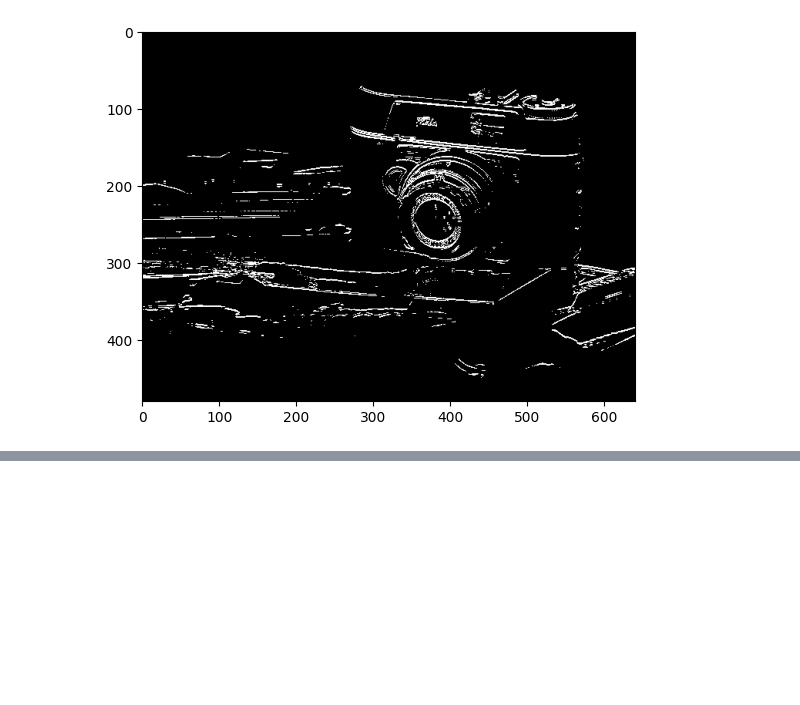
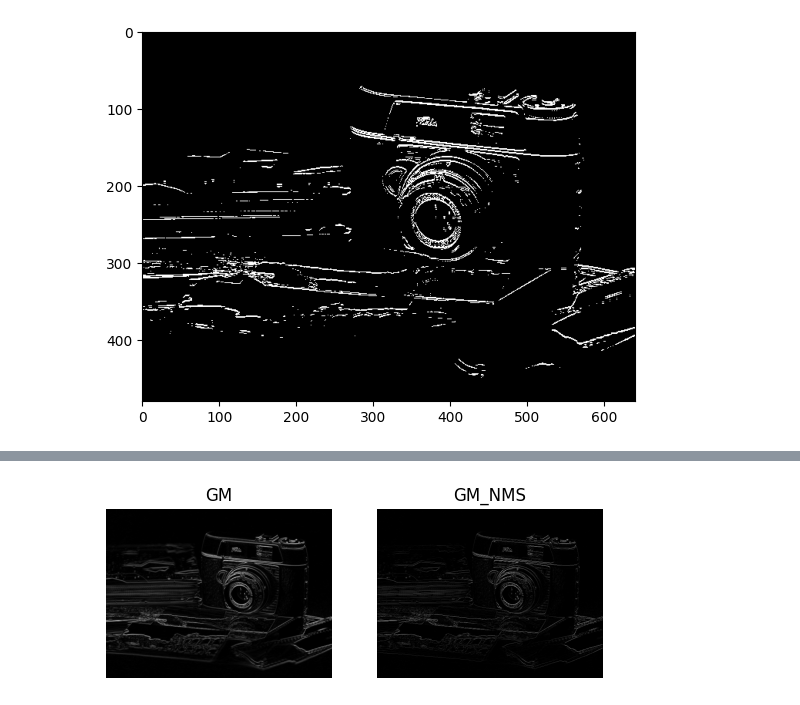
Before and after one commit to m-ramuk-nura/Computer-Vision, a Jupyter notebook: Canny Edge Detector/Untitled.ipynb, the cells around one changed output, grey strips where cells are left out. Drawn from its saved outputs; the diff is of its cells as text; code cells hidden in the pictures; blank space fills up the shorter version.

```diff
--- a/Canny Edge Detector/Untitled.ipynb
+++ b/Canny Edge Detector/Untitled.ipynb
@@ -165,0 +213,13 @@ plt.imshow(Gm>40,cmap='grey')
+# %%
+
+plt.subplot(121)
+plt.imshow(Gm,cmap='gray')
+plt.title('GM')
+plt.axis('off')
+plt.subplot(122)
+plt.imshow(Gm_NMS,cmap='gray')
+plt.title('GM_NMS')
+plt.axis('off')
+plt.show()
+# %% [output]
+[figure, added]
```
Also changed, not shown: parts of 10 cells of this notebook, 8 other files.
